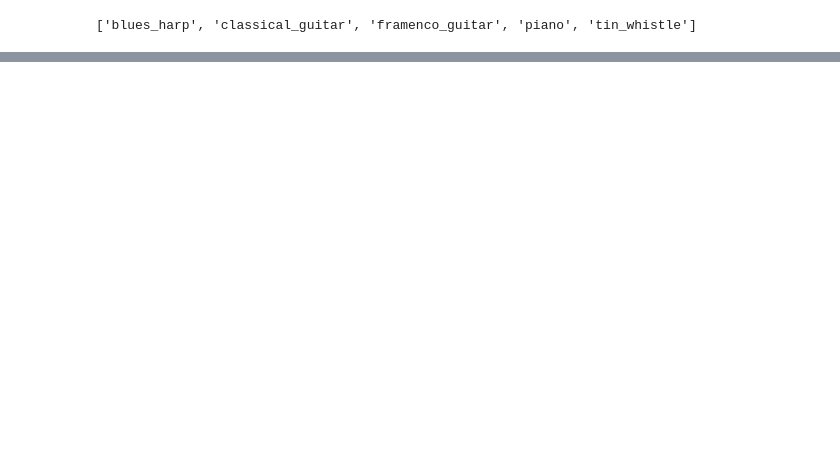
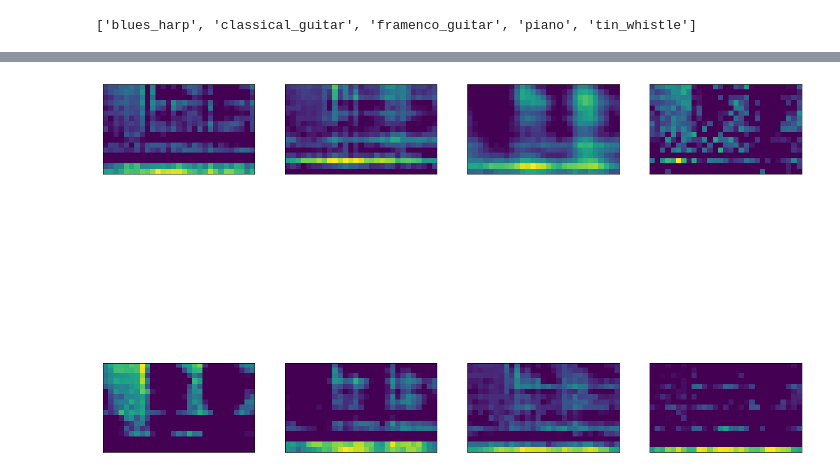
Before and after one commit to araobp/acoustic-features, a Jupyter notebook: tensorflow/CNN_for_AED.ipynb, the cells around one changed output, grey strips where cells are left out. Cells and saved outputs as stored; diff of their text form; code cells hidden in the pictures; blank space fills up the shorter version.

```diff
--- a/tensorflow/CNN_for_AED.ipynb
+++ b/tensorflow/CNN_for_AED.ipynb
@@ -303,0 +289,11 @@ array([[0, 1, 0, 0, 0],
+# %%
+def plot_layer(activations, sample, layer):
+    a = activations[layer].shape
+    rows = int(a[3]/4)
+    fig, axarr = plt.subplots(rows, 4, figsize=[20,15])
+    for i in range(a[3]):
+        row = int(i/4)
+        x, y = row, i-4*row
+        axarr[x, y].imshow(np.rot90(activations[layer][sample, :, :, i]))
+        axarr[x, y].set_xticks([])
+        axarr[x, y].set_yticks([])
@@ -303,0 +308,4 @@ array([[0, 1, 0, 0, 0],
+# %%
+plot_layer(activations, image_number, 2)
+# %% [output]
+[figure, added]
```
Also changed, not shown: parts of 11 cells of this notebook, 4 other files.
